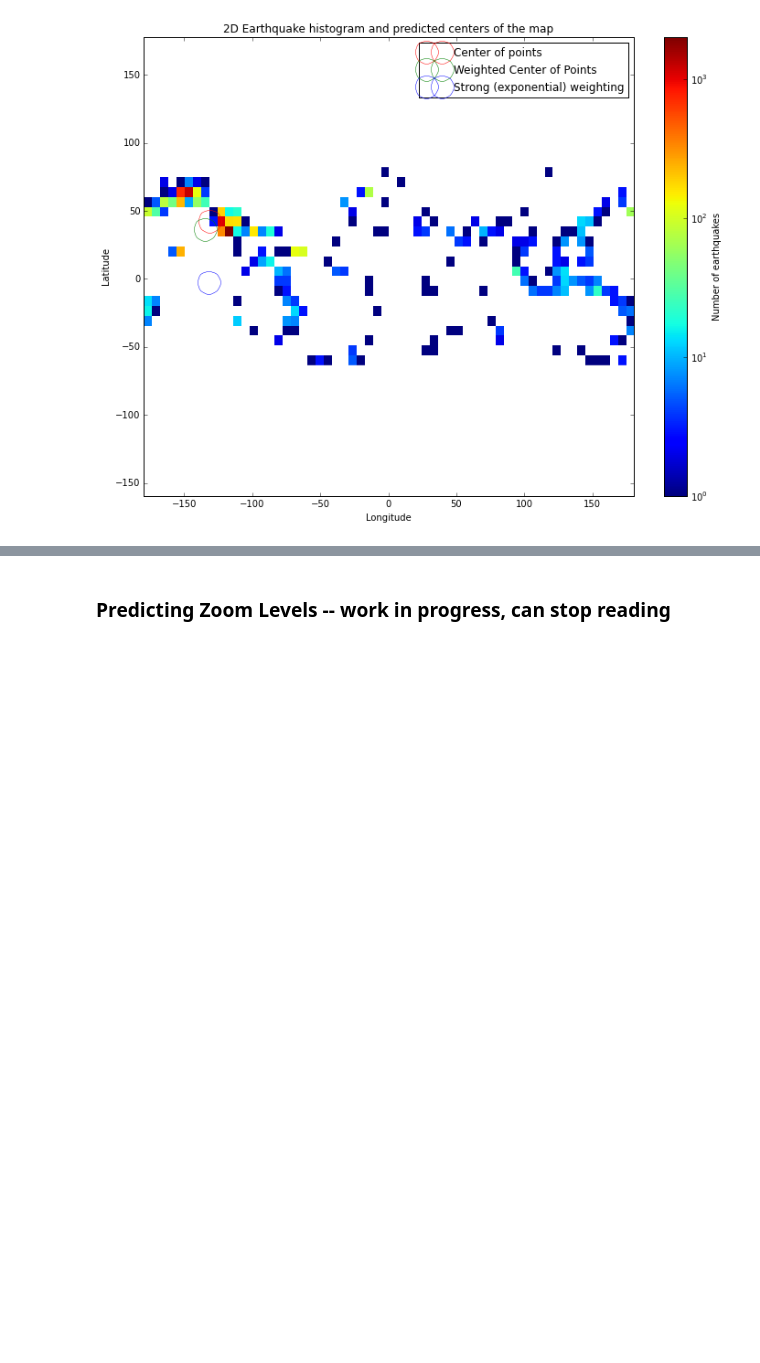
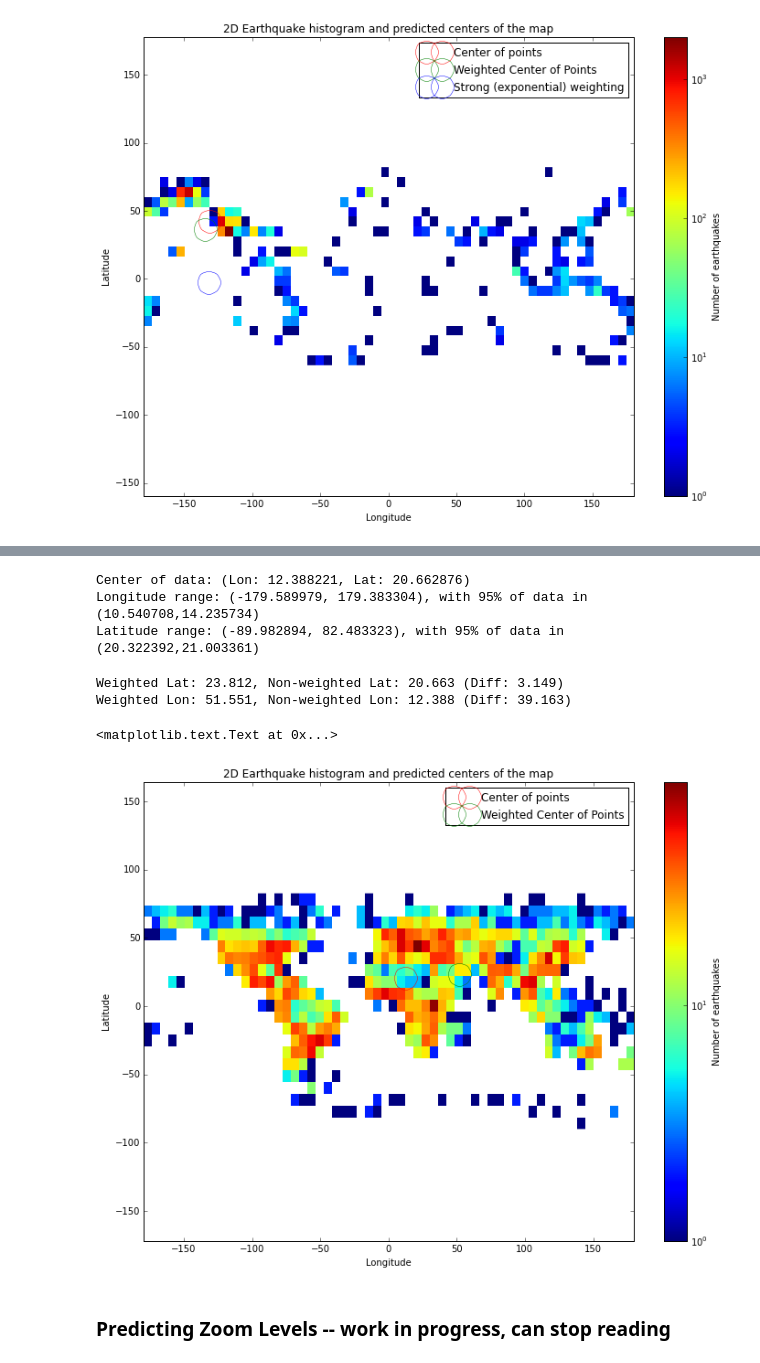
Before and after one commit to andy-esch/tilemath, a Jupyter notebook: dataInformedView.ipynb, the cells around one changed output, grey strips where cells are left out. Saved outputs shown, nothing was run; the diff lists cells and outputs as text; code cells hidden in the pictures; blank space fills up the shorter version.

Commit message:
Added populated places data set for analysis

```diff
--- a/dataInformedView.ipynb
+++ b/dataInformedView.ipynb
@@ -185,0 +188,3 @@ title("2D Earthquake histogram and predicted centers of the map")
+# %%
+pop_places = pd.read_csv("http://andye.cartodb.com/api/v2/sql?format=CSV&q=SELECT%20*%20FROM%20ne_10m_populated_places_simple")
+pop_places.head()
@@ -186,3 +199,66 @@ title("2D Earthquake histogram and predicted centers of the map")
+# %%
+# Transform coordinate system to calculate center of "mass" of longtiude (since it has periodic boundary conditions)
+pop_places["lon_zeta"] = zeta(pop_places["longitude"])
+pop_places["lon_xi"] = xi(pop_places["longitude"])
+
+# Calculate mean of transformed coordinates
+com_lon_1 = pop_places["lon_zeta"].mean()
+com_lon_2 = pop_places["lon_xi"].mean()
+
+# Calculate center of "mass" of earthquake activity
+com_lon = com_longitude(com_lon_1,com_lon_2)
+com_lat = pop_places["latitude"].mean()
+
+# Find max, min, std error of mean of latitude
+lat_max = pop_places.latitude.max()
+lat_min = pop_places.latitude.min()
+lat_std = pop_places.latitude.std() / np.sqrt(len(pop_places.longitude))
+
+# Find max, min, std error of mean of longitude
+lon_max = pop_places.longitude.max()
+lon_min = pop_places.longitude.min()
+lon_std = pop_places.longitude.std() / np.sqrt(len(pop_places.longitude))
+
+print "Center of data: (Lon: %f, Lat: %f)" % (com_lon, com_lat)
+print "Longitude range: (%f, %f), with 95%% of data in (%f,%f)" % (lon_min, lon_max, com_lon - 2. * lon_std, com_lon + 2. * lon_std)
+print "Latitude range: (%f, %f), with 95%% of data in (%f,%f)" % (lat_min, lat_max, com_lat-lat_std,com_lat+lat_std)
+# %% [output]
+Center of data: (Lon: 12.388221, Lat: 20.662876)
+Longitude range: (-179.589979, 179.383304), with 95% of data in (10.540708,14.235734)
+Latitude range: (-89.982894, 82.483323), with 95% of data in (20.322392,21.003361)
+# %%
+pop_w = pop_places.pop_max / max(pop_places.pop_max)
+
+w_zeta = np.dot(pop_w,pop_places.lon_zeta) / sum(pop_w)
+w_xi = np.dot(pop_w,pop_places.lon_xi) / sum(pop_w)
+w_lon = com_longitude(w_zeta,w_xi)
+
+w_lat = np.dot(pop_places.latitude,pop_w) / sum(pop_w)
+
+print "Weighted Lat: %0.3f, Non-weighted Lat: %0.3f (Diff: %0.3f)" % (w_lat,com_lat,w_lat-com_lat)
+print "Weighted Lon: %0.3f, Non-weighted Lon: %0.3f (Diff: %0.3f)" % (w_lon,com_lon,w_lon-com_lon)
+# %% [output]
+Weighted Lat: 23.812, Non-weighted Lat: 20.663 (Diff: 3.149)
+Weighted Lon: 51.551, Non-weighted Lon: 12.388 (Diff: 39.163)
+# %%
+from matplotlib.colors import LogNorm
+fig = plt.figure(figsize=(12, 9), dpi=96)
+ax = plt.hist2d(pop_places.longitude,pop_places.latitude,bins=[60,20],norm=LogNorm());
+axes().set_aspect('equal', 'datalim')
+
+plt.plot(com_lon,com_lat,'o',ms=25,mfc='none',mec='r')
+plt.plot(w_lon,w_lat,'o',ms=25,mfc='none',mec='g')
+
+plt.legend(["Center of points","Weighted Center of Points","Strong (exponential) weighting"])
+
+plt.xlabel("Longitude")
+plt.ylabel("Latitude")
+cbar = plt.colorbar()
+cbar.ax.set_ylabel("Number of earthquakes")
+title("2D Earthquake histogram and predicted centers of the map")
+# %% [output]
+<matplotlib.text.Text at 0x...>
+[figure, added]
 # %% [markdown]
 ### Predicting Zoom Levels -- work in progress, can stop reading
 # %% [markdown]
```
Also changed, not shown: parts of 2 cells of this notebook.
